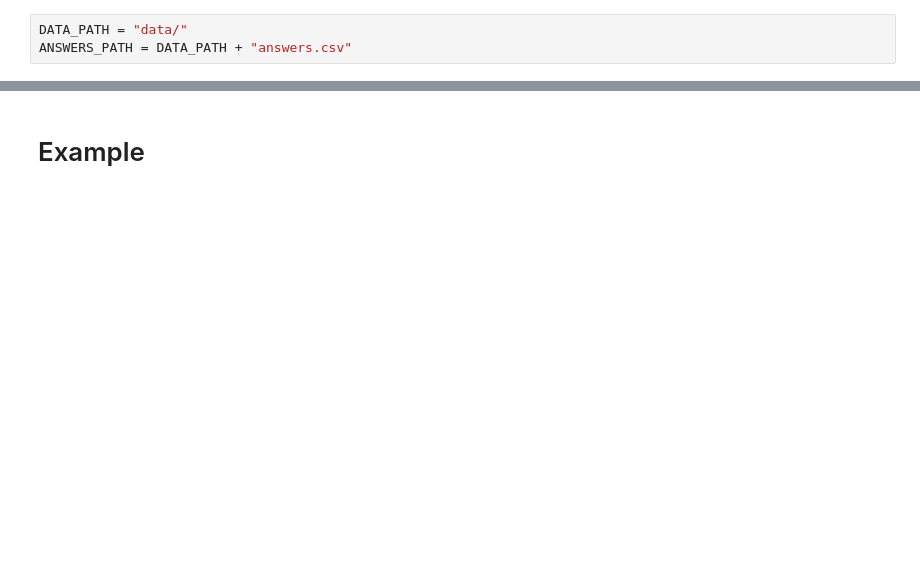
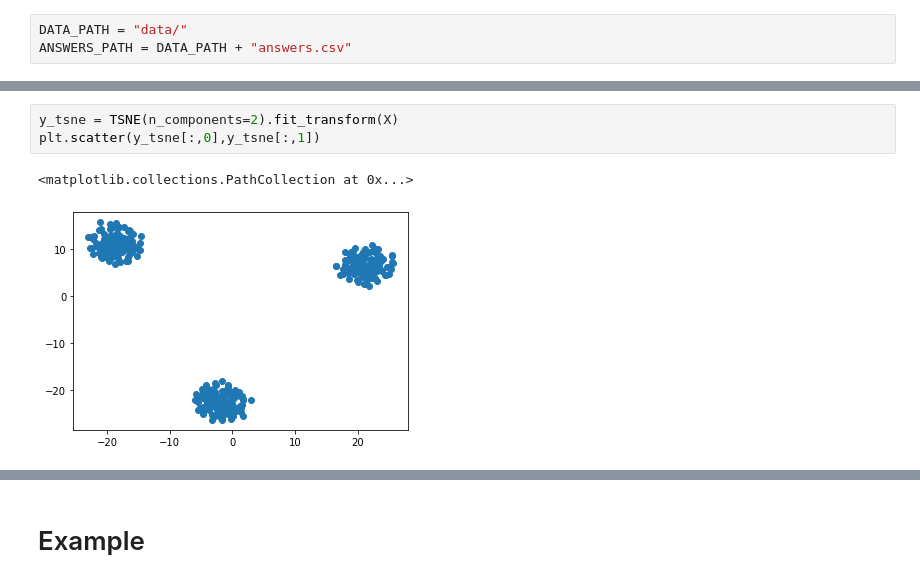
Before and after one commit to valentinoli/robot-anthropomorphism, a Jupyter notebook: python/project.ipynb, the cells around one changed output, grey strips where cells are left out. Drawn from its saved outputs; the diff is of its cells as text; blank space fills up the shorter version.

```diff
--- a/python/project.ipynb
+++ b/python/project.ipynb
@@ -101,0 +167,6 @@ def collect_all_features(aggregate="mean"):
+# %%
+y_tsne = TSNE(n_components=2).fit_transform(X)
+plt.scatter(y_tsne[:,0],y_tsne[:,1])
+# %% [output]
+<matplotlib.collections.PathCollection at 0x...>
+[figure, added]
```
Also changed, not shown: parts of 14 cells of this notebook.
